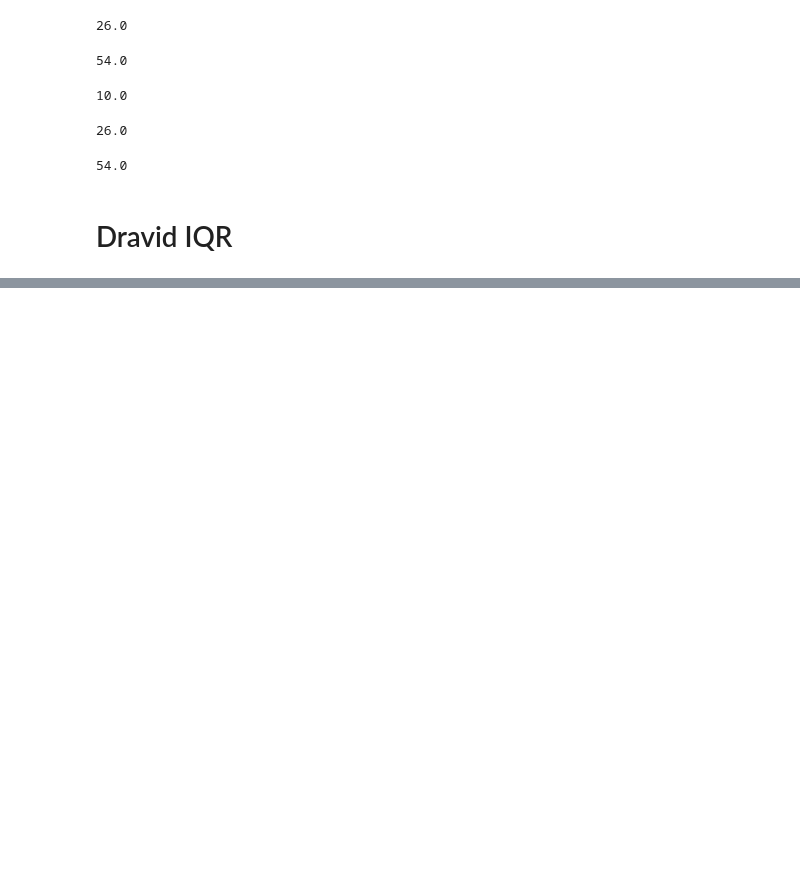
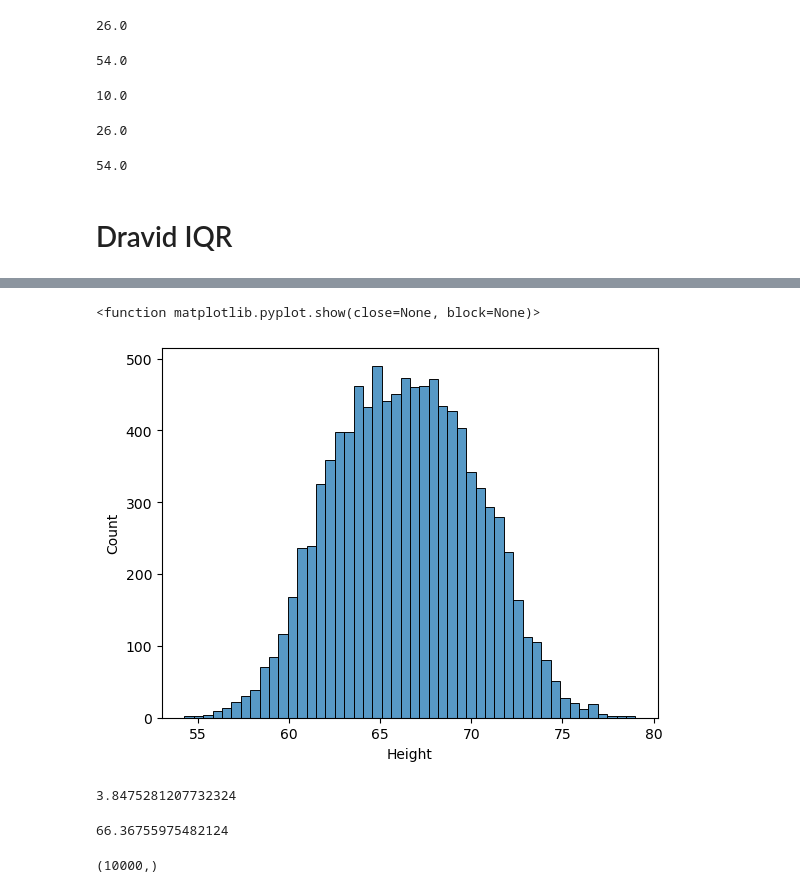
Before and after one commit to jeeet0700/Prob-Stat, a Jupyter notebook: Descriptive Stat.ipynb, the cells around one changed output, grey strips where cells are left out. Saved outputs shown, nothing was run; the diff lists cells and outputs as text; code cells hidden in the pictures; blank space fills up the shorter version.

```diff
--- a/Descriptive Stat.ipynb
+++ b/Descriptive Stat.ipynb
@@ -391,0 +282,3 @@ norm.cdf(3/2)
+# %%
+df=pd.read_csv('weight-height.csv')
+df
@@ -391,0 +299,20 @@ norm.cdf(3/2)
+# %%
+sns.histplot(df['Height'])
+plt.show
+# %% [output]
+<function matplotlib.pyplot.show(close=None, block=None)>
+[figure, added]
+# %%
+sigma=df['Height'].std()
+sigma
+# %% [output]
+3.8475281207732324
+# %%
+mu=df['Height'].mean()
+mu
+# %% [output]
+66.36755975482124
+# %%
+df['Height'].shape
+# %% [output]
+(10000,)
```
Also changed, not shown: parts of 39 cells of this notebook.
